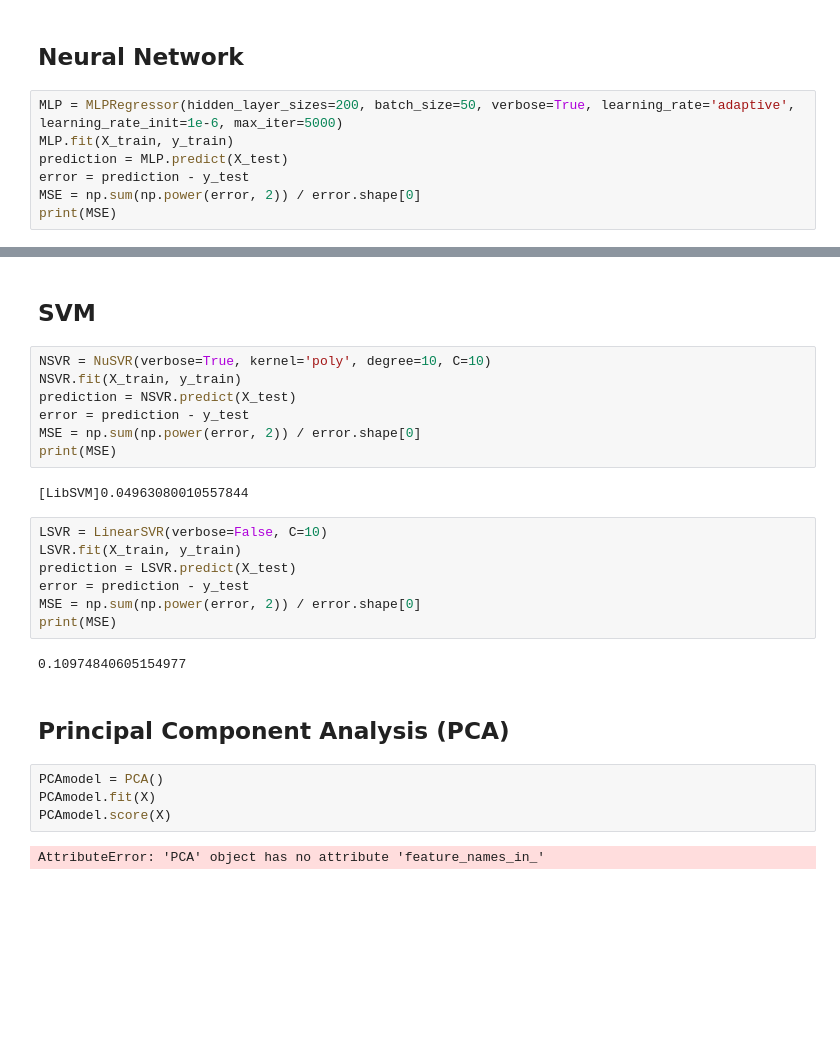
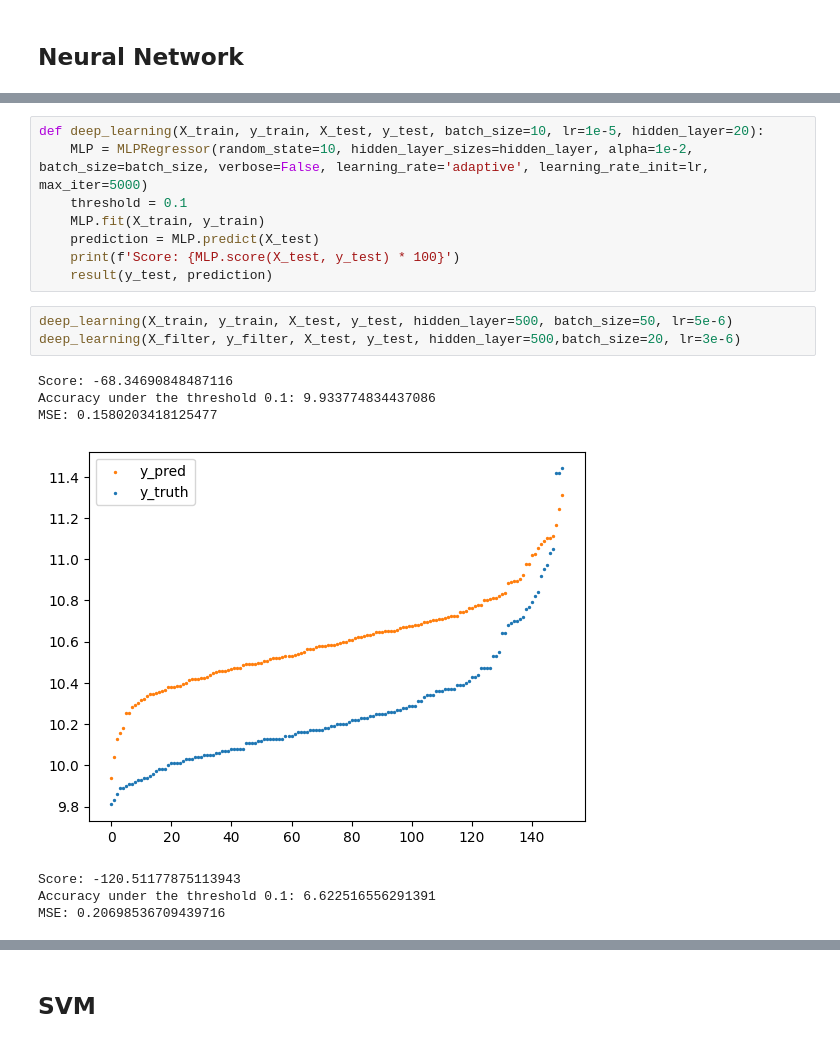
Before and after one commit to ailuropodaWu/NYCU-AI-Capstone, a Jupyter notebook: Project1/algorithm.ipynb, the cells around one changed output, grey strips where cells are left out. Cells and saved outputs as stored; diff of their text form; blank space fills up the shorter version.

```diff
--- a/Project1/algorithm.ipynb
+++ b/Project1/algorithm.ipynb
@@ -34,9 +66,2 @@ print(MSE)
 # %% [markdown]
 ## Neural Network
-# %%
-MLP = MLPRegressor(hidden_layer_sizes=200, batch_size=50, verbose=True, learning_rate='adaptive', learning_rate_init=1e-6, max_iter=5000)
-MLP.fit(X_train, y_train)
-prediction = MLP.predict(X_test)
-error = prediction - y_test
-MSE = np.sum(np.power(error, 2)) / error.shape[0]
-print(MSE)
@@ -60,0 +68,19 @@ Training loss did not improve more than tol=0.000100 for 10 consecutive epochs.
+# %%
+def deep_learning(X_train, y_train, X_test, y_test, batch_size=10, lr=1e-5, hidden_layer=20):
+    MLP = MLPRegressor(random_state=10, hidden_layer_sizes=hidden_layer, alpha=1e-2, batch_size=batch_size, verbose=False, learning_rate='adaptive', learning_rate_init=lr, max_iter=5000)
+    threshold = 0.1
+    MLP.fit(X_train, y_train)
+    prediction = MLP.predict(X_test)
+    print(f'Score: {MLP.score(X_test, y_test) * 100}')
+    result(y_test, prediction)
+# %%
+deep_learning(X_train, y_train, X_test, y_test, hidden_layer=500, batch_size=50, lr=5e-6)
+deep_learning(X_filter, y_filter, X_test, y_test, hidden_layer=500,batch_size=20, lr=3e-6)
+# %% [output]
+Score: -68.34690848487116
+Accuracy under the threshold 0.1: 9.933774834437086
+MSE: 0.1580203418125477
+[figure, added]
+Score: -120.51177875113943
+Accuracy under the threshold 0.1: 6.622516556291391
+MSE: 0.20698536709439716
@@ -61,28 +88,2 @@ Training loss did not improve more than tol=0.000100 for 10 consecutive epochs.
 # %% [markdown]
 ## SVM
-# %%
-NSVR = NuSVR(verbose=True, kernel='poly', degree=10, C=10)
-NSVR.fit(X_train, y_train)
-prediction = NSVR.predict(X_test)
-error = prediction - y_test
-MSE = np.sum(np.power(error, 2)) / error.shape[0]
-print(MSE)
-# %% [output]
-[LibSVM]0.04963080010557844
-# %%
-LSVR = LinearSVR(verbose=False, C=10)
-LSVR.fit(X_train, y_train)
-prediction = LSVR.predict(X_test)
-error = prediction - y_test
-MSE = np.sum(np.power(error, 2)) / error.shape[0]
-print(MSE)
-# %% [output]
-0.10974840605154977
-# %% [markdown]
-## Principal Component Analysis (PCA)
-# %%
-PCAmodel = PCA()
-PCAmodel.fit(X)
-PCAmodel.score(X)
-# %% [output]
-AttributeError: 'PCA' object has no attribute 'feature_names_in_'
```
Also changed, not shown: parts of 16 cells of this notebook.
